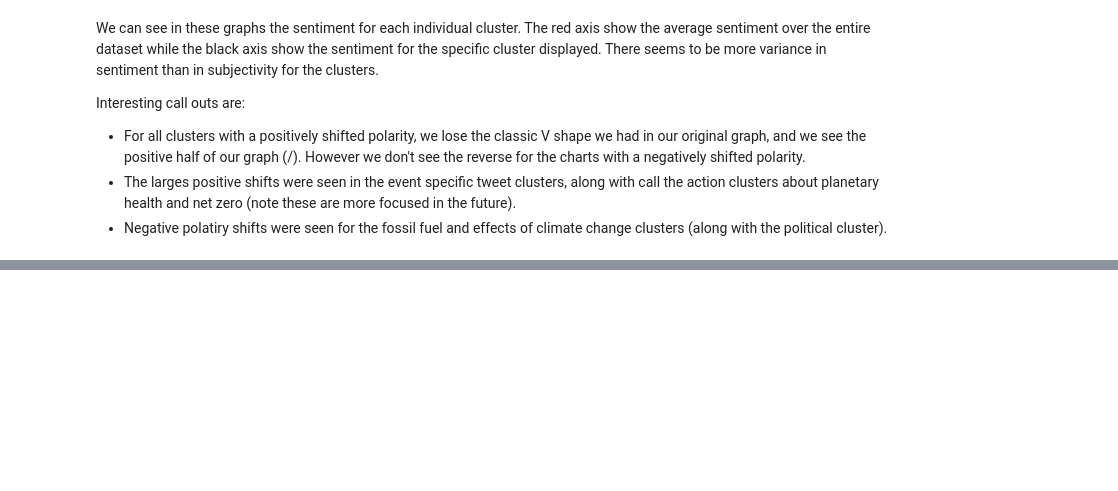
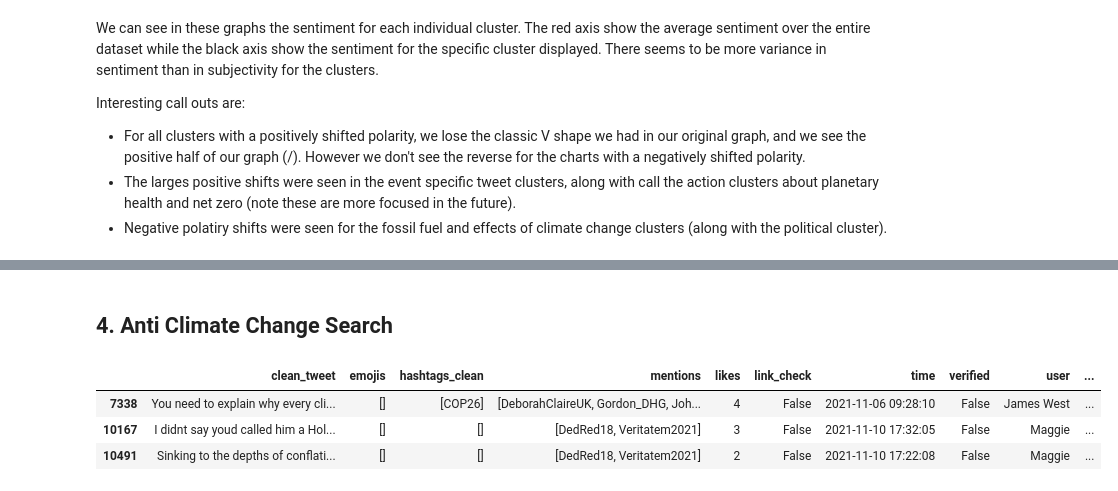
Before and after one commit to treetops81/Twitter-COP26, a Jupyter notebook: Twitter_API_v2.ipynb, the cells around one changed output, grey strips where cells are left out. Cells and saved outputs as stored; diff of their text form; code cells hidden in the pictures; blank space fills up the shorter version.

```diff
--- a/Twitter_API_v2.ipynb
+++ b/Twitter_API_v2.ipynb
@@ -654,14 +649,14 @@ These charts give us similar overall sentiment distributions to the previous cha
 # %%
-# Polarity differences between the two polarity methods
-df['pol_diff'] = df['vs_polarity'] - df['polarity']
+# # Polarity differences between the two polarity methods
+# df['pol_diff'] = df['vs_polarity'] - df['polarity']
 
-# Look at tweet lengths - note these include the stop words, so length is overstated for modelling purposes
-print('The largest negative shift is:', df['pol_diff'].min())
-print('The 5% percentile:', df['pol_diff'].quantile(q=0.05))
-print('The mean shift:', df['pol_diff'].quantile(q=0.5))
-print('The 95th percentile:', df['pol_diff'].quantile(q=0.95))
-print('The largets postive shift is:', df['pol_diff'].max())
+# # Look at tweet lengths - note these include the stop words, so length is overstated for modelling purposes
+# print('The largest negative shift is:', df['pol_diff'].min())
+# print('The 5% percentile:', df['pol_diff'].quantile(q=0.05))
+# print('The mean shift:', df['pol_diff'].quantile(q=0.5))
+# print('The 95th percentile:', df['pol_diff'].quantile(q=0.95))
+# print('The largets postive shift is:', df['pol_diff'].max())
 
-# Plot tweet length distribution
-plt.figure(figsize=(8,8))
-sns.distplot(df.pol_diff)
+# # Plot tweet length distribution
+# plt.figure(figsize=(8,5))
+# sns.distplot(df.pol_diff)
@@ -675,0 +663,13 @@ The largets postive shift is: 1.8271
+# %% [markdown]
+## 4. Anti Climate Change Search
+# %%
+# Pull out entries that have known anti climate change accounts
+element_in_sublists = ['Veritatem2021' in list_entry for list_entry in df.mentions]
+# %%
+veri_df = df[element_in_sublists]
+veri_df.head(3)
+# %% [output]
+|  | clean_tweet | emojis | hashtags_clean | mentions | likes | link_check | time | verified | user | ... |
+| 7338 | You need to explain why every cli... | [] | [COP26] | [DeborahClaireUK, Gordon_DHG, Joh... | 4 | False | 2021-11-06 09:28:10 | False | James West | ... |
+| 10167 | I didnt say youd called him a Hol... | [] | [] | [DedRed18, Veritatem2021] | 3 | False | 2021-11-10 17:32:05 | False | Maggie | ... |
+| 10491 | Sinking to the depths of conflati... | [] | [] | [DedRed18, Veritatem2021] | 2 | False | 2021-11-10 17:22:08 | False | Maggie | ... |
```
Also changed, not shown: parts of 26 cells of this notebook.
